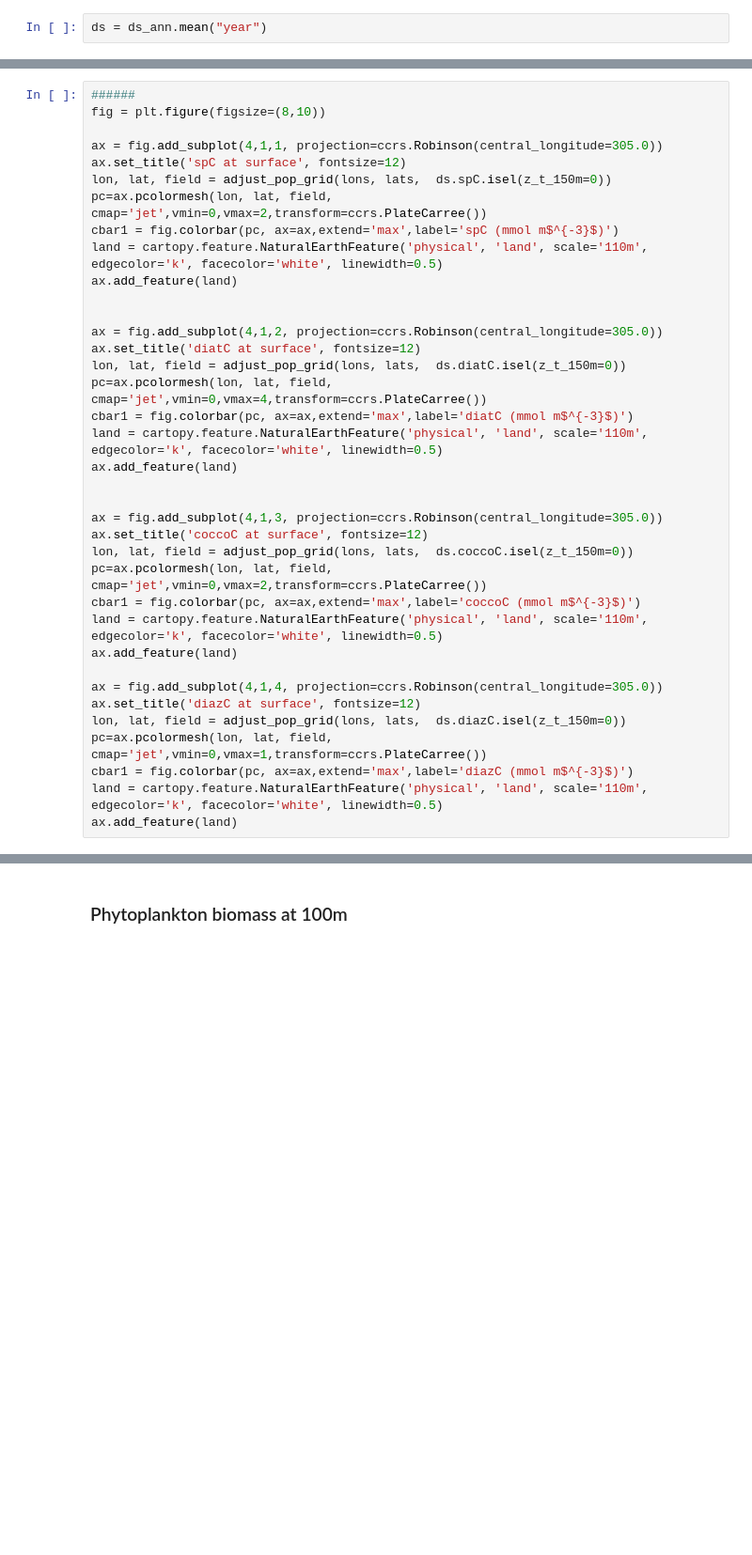
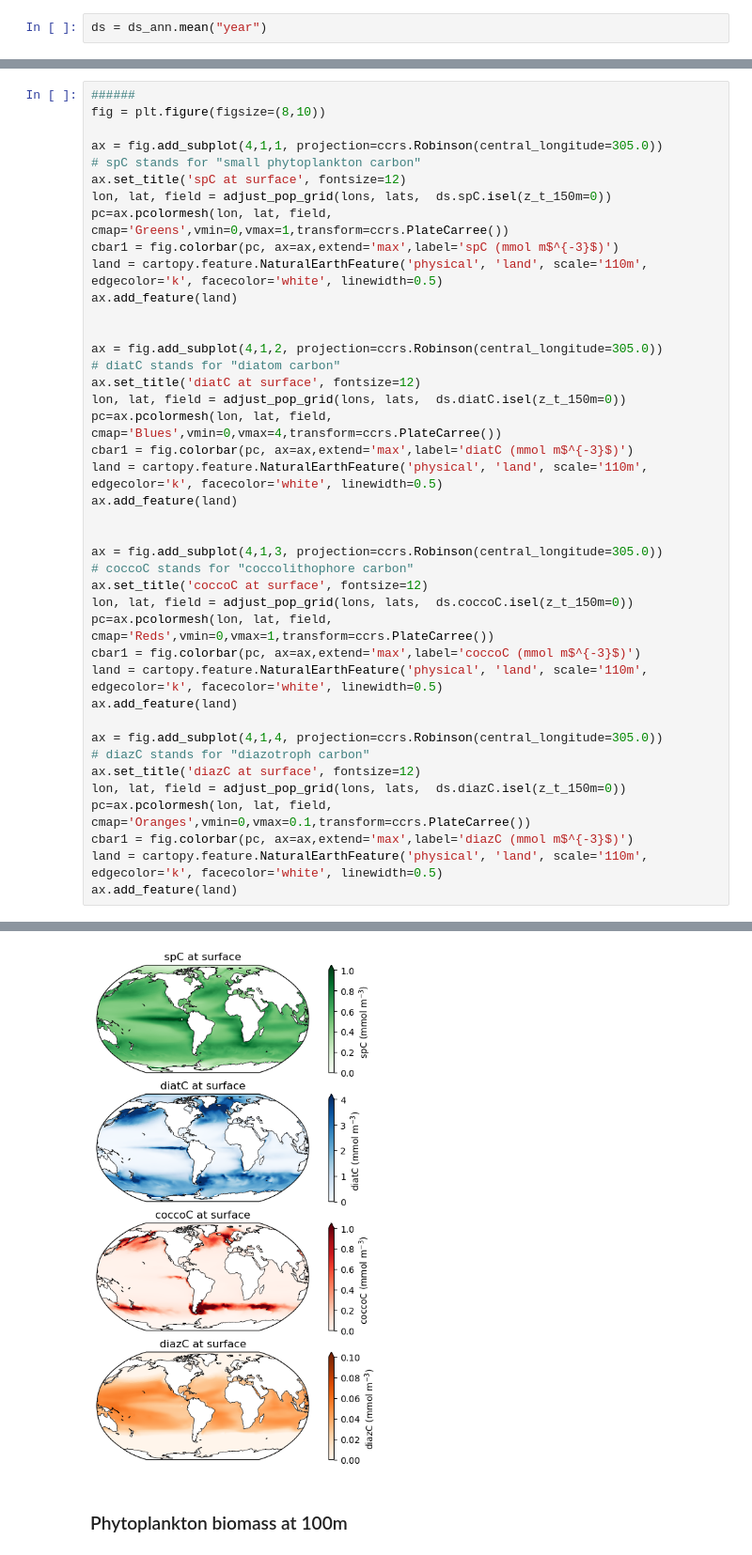
Before and after one commit to projectpythia-mystmd/ocean-bgc-cookbook, a Jupyter notebook: notebooks/ocn-phyto-biomass.ipynb, the cells around one changed output, grey strips where cells are left out. Shown at 94% size. Cells and saved outputs as stored; diff of their text form; blank space fills up the shorter version.

```diff
--- a/notebooks/ocn-phyto-biomass.ipynb
+++ b/notebooks/ocn-phyto-biomass.ipynb
@@ -166,35 +200,40 @@ ds['spC'].isel(z_t_150m=0).plot()
 fig = plt.figure(figsize=(8,10))
 
 ax = fig.add_subplot(4,1,1, projection=ccrs.Robinson(central_longitude=305.0))
+# spC stands for "small phytoplankton carbon"
 ax.set_title('spC at surface', fontsize=12)
 lon, lat, field = adjust_pop_grid(lons, lats,  ds.spC.isel(z_t_150m=0))
-pc=ax.pcolormesh(lon, lat, field, cmap='jet',vmin=0,vmax=2,transform=ccrs.PlateCarree())
+pc=ax.pcolormesh(lon, lat, field, cmap='Greens',vmin=0,vmax=1,transform=ccrs.PlateCarree())
 cbar1 = fig.colorbar(pc, ax=ax,extend='max',label='spC (mmol m$^{-3}$)')
 land = cartopy.feature.NaturalEarthFeature('physical', 'land', scale='110m', edgecolor='k', facecolor='white', linewidth=0.5)
 ax.add_feature(land)
 
 
 ax = fig.add_subplot(4,1,2, projection=ccrs.Robinson(central_longitude=305.0))
+# diatC stands for "diatom carbon"
 ax.set_title('diatC at surface', fontsize=12)
 lon, lat, field = adjust_pop_grid(lons, lats,  ds.diatC.isel(z_t_150m=0))
-pc=ax.pcolormesh(lon, lat, field, cmap='jet',vmin=0,vmax=4,transform=ccrs.PlateCarree())
+pc=ax.pcolormesh(lon, lat, field, cmap='Blues',vmin=0,vmax=4,transform=ccrs.PlateCarree())
 cbar1 = fig.colorbar(pc, ax=ax,extend='max',label='diatC (mmol m$^{-3}$)')
 land = cartopy.feature.NaturalEarthFeature('physical', 'land', scale='110m', edgecolor='k', facecolor='white', linewidth=0.5)
 ax.add_feature(land)
 
 
 ax = fig.add_subplot(4,1,3, projection=ccrs.Robinson(central_longitude=305.0))
+# coccoC stands for "coccolithophore carbon"
 ax.set_title('coccoC at surface', fontsize=12)
 lon, lat, field = adjust_pop_grid(lons, lats,  ds.coccoC.isel(z_t_150m=0))
-pc=ax.pcolormesh(lon, lat, field, cmap='jet',vmin=0,vmax=2,transform=ccrs.PlateCarree())
+pc=ax.pcolormesh(lon, lat, field, cmap='Reds',vmin=0,vmax=1,transform=ccrs.PlateCarree())
 cbar1 = fig.colorbar(pc, ax=ax,extend='max',label='coccoC (mmol m$^{-3}$)')
 land = cartopy.feature.NaturalEarthFeature('physical', 'land', scale='110m', edgecolor='k', facecolor='white', linewidth=0.5)
 ax.add_feature(land)
 
 ax = fig.add_subplot(4,1,4, projection=ccrs.Robinson(central_longitude=305.0))
+# diazC stands for "diazotroph carbon"
 ax.set_title('diazC at surface', fontsize=12)
 lon, lat, field = adjust_pop_grid(lons, lats,  ds.diazC.isel(z_t_150m=0))
-pc=ax.pcolormesh(lon, lat, field, cmap='jet',vmin=0,vmax=1,transform=ccrs.PlateCarree())
+pc=ax.pcolormesh(lon, lat, field, cmap='Oranges',vmin=0,vmax=0.1,transform=ccrs.PlateCarree())
 cbar1 = fig.colorbar(pc, ax=ax,extend='max',label='diazC (mmol m$^{-3}$)')
 land = cartopy.feature.NaturalEarthFeature('physical', 'land', scale='110m', edgecolor='k', facecolor='white', linewidth=0.5)
 ax.add_feature(land)
+# %% [output]
@@ -201,3 +241,4 @@ ax.add_feature(land)
+[figure, added]
 # %% [markdown]
 ### Phytoplankton biomass at 100m
 # %%
```
Also changed, not shown: parts of 26 cells of this notebook, 8 other files.
